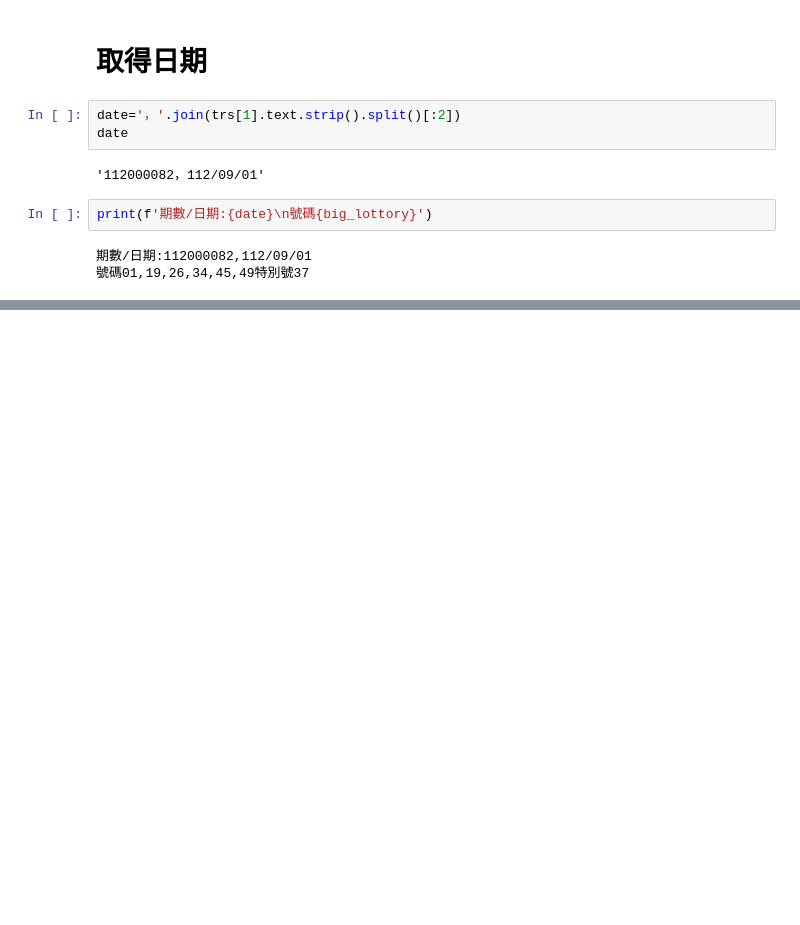
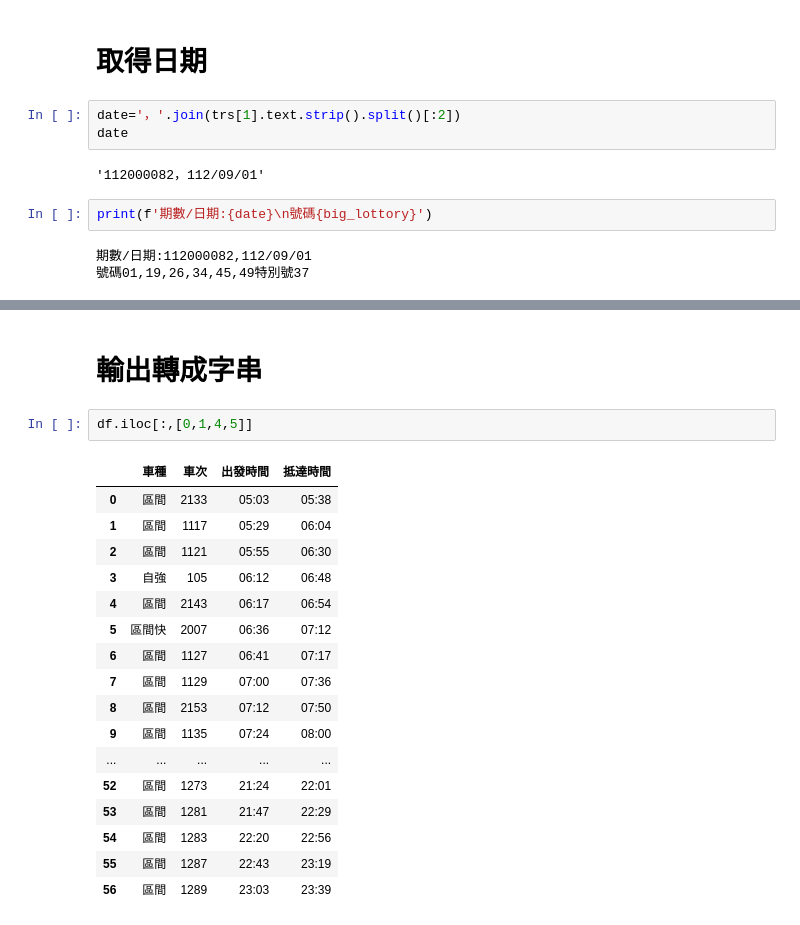
Before and after one commit to aa897546/linebot, a Jupyter notebook: crawler/test.ipynb, the cells around one changed output, grey strips where cells are left out. Cells and saved outputs as stored; diff of their text form; blank space fills up the shorter version.

```diff
--- a/crawler/test.ipynb
+++ b/crawler/test.ipynb
@@ -62,0 +137,22 @@ print(f'期數/日期:{date}\n號碼{big_lottory}')
+# %% [markdown]
+# 輸出轉成字串
+# %%
+df.iloc[:,[0,1,4,5]]
+# %% [output]
+|  | 車種 | 車次 | 出發時間 | 抵達時間 |
+| 0 | 區間 | 2133 | 05:03 | 05:38 |
+| 1 | 區間 | 1117 | 05:29 | 06:04 |
+| 2 | 區間 | 1121 | 05:55 | 06:30 |
+| 3 | 自強 | 105 | 06:12 | 06:48 |
+| 4 | 區間 | 2143 | 06:17 | 06:54 |
+| 5 | 區間快 | 2007 | 06:36 | 07:12 |
+| 6 | 區間 | 1127 | 06:41 | 07:17 |
+| 7 | 區間 | 1129 | 07:00 | 07:36 |
+| 8 | 區間 | 2153 | 07:12 | 07:50 |
+| 9 | 區間 | 1135 | 07:24 | 08:00 |
+| ... | ... | ... | ... | ... |
+| 52 | 區間 | 1273 | 21:24 | 22:01 |
+| 53 | 區間 | 1281 | 21:47 | 22:29 |
+| 54 | 區間 | 1283 | 22:20 | 22:56 |
+| 55 | 區間 | 1287 | 22:43 | 23:19 |
+| 56 | 區間 | 1289 | 23:03 | 23:39 |
```
Also changed, not shown: parts of 5 cells of this notebook, 4 other files.
